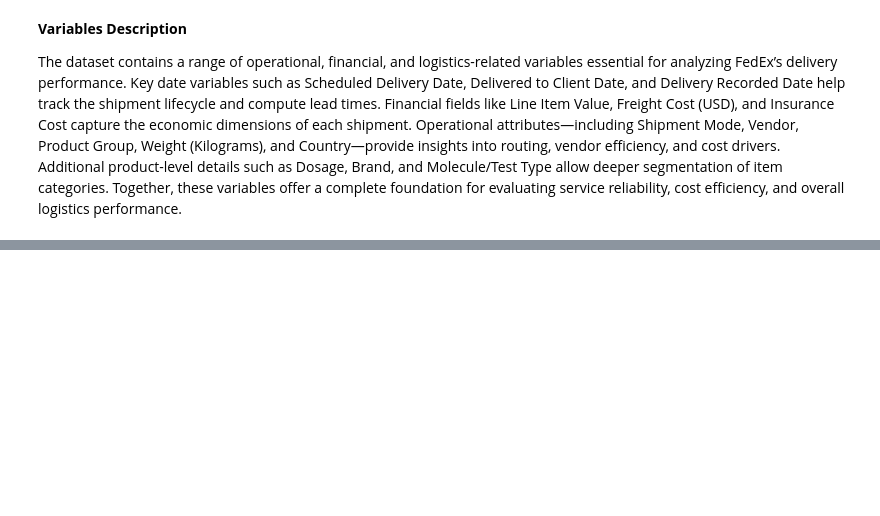
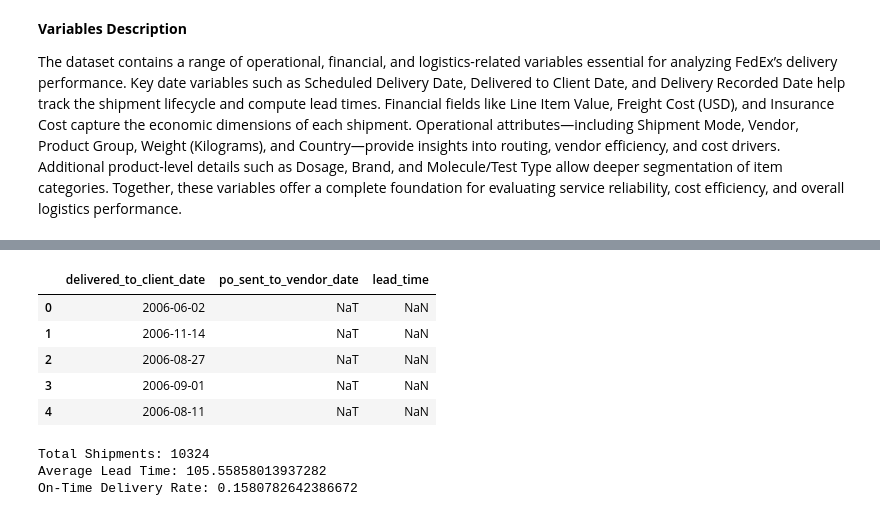
Before and after one commit to kush-aman-147/FedEx-Logistics-Performance-Analysis-, a Jupyter notebook: Performance_Analysis.ipynb, the cells around one changed output, grey strips where cells are left out. Drawn from its saved outputs; the diff is of its cells as text; code cells hidden in the pictures; blank space fills up the shorter version.

```diff
--- a/Performance_Analysis.ipynb
+++ b/Performance_Analysis.ipynb
@@ -139,0 +156,6 @@ The dataset contains a range of operational, financial, and logistics-related va
+# %%
+# Clean Dataset
+
+fedEx_df.columns = fedEx_df.columns.str.replace(" ","_").str.lower()
+
+fedEx_df.columns
@@ -139,0 +174,30 @@ The dataset contains a range of operational, financial, and logistics-related va
+# %%
+# convert date
+
+date_cols = ["PQ First Sent to Client Date", "po_sent_to_vendor_date","Scheduled Delivery Date","delivered_to_client_date"
+             ,"Delivery Recorded Date"  ]
+for col in date_cols:
+    if col in fedEx_df.columns:
+        fedEx_df[col] = pd.to_datetime(fedEx_df[col], errors="coerce")
+# %%
+# convert numeric columns
+
+num_cols = ["line_item_quantity","line_item_value",'pack_price', 'unit_price','line_item_insurance_(usd)']
+
+for col in num_cols:
+    if col in fedEx_df.columns:
+        fedEx_df[col] = pd.to_numeric(fedEx_df[col],errors="coerce")
+# %%
+# lead time(in days)
+fedEx_df["lead_time"] = (fedEx_df['delivered_to_client_date'] - fedEx_df['po_sent_to_vendor_date']).dt.days
+
+fedEx_df[['delivered_to_client_date',
+          'po_sent_to_vendor_date',
+          'lead_time']].head()
+# %% [output]
+|  | delivered_to_client_date | po_sent_to_vendor_date | lead_time |
+| 0 | 2006-06-02 | NaT | NaN |
+| 1 | 2006-11-14 | NaT | NaN |
+| 2 | 2006-08-27 | NaT | NaN |
+| 3 | 2006-09-01 | NaT | NaN |
+| 4 | 2006-08-11 | NaT | NaN |
@@ -139,0 +207,9 @@ The dataset contains a range of operational, financial, and logistics-related va
+# %%
+#Basic KPIs
+print("Total Shipments:", len(fedEx_df))
+print("Average Lead Time:", fedEx_df["lead_time"].mean())
+print("On-Time Delivery Rate:", fedEx_df["on_time"].mean())
+# %% [output]
+Total Shipments: 10324
+Average Lead Time: 105.55858013937282
+On-Time Delivery Rate: 0.1580782642386672
```
Also changed, not shown: parts of 9 cells of this notebook.
